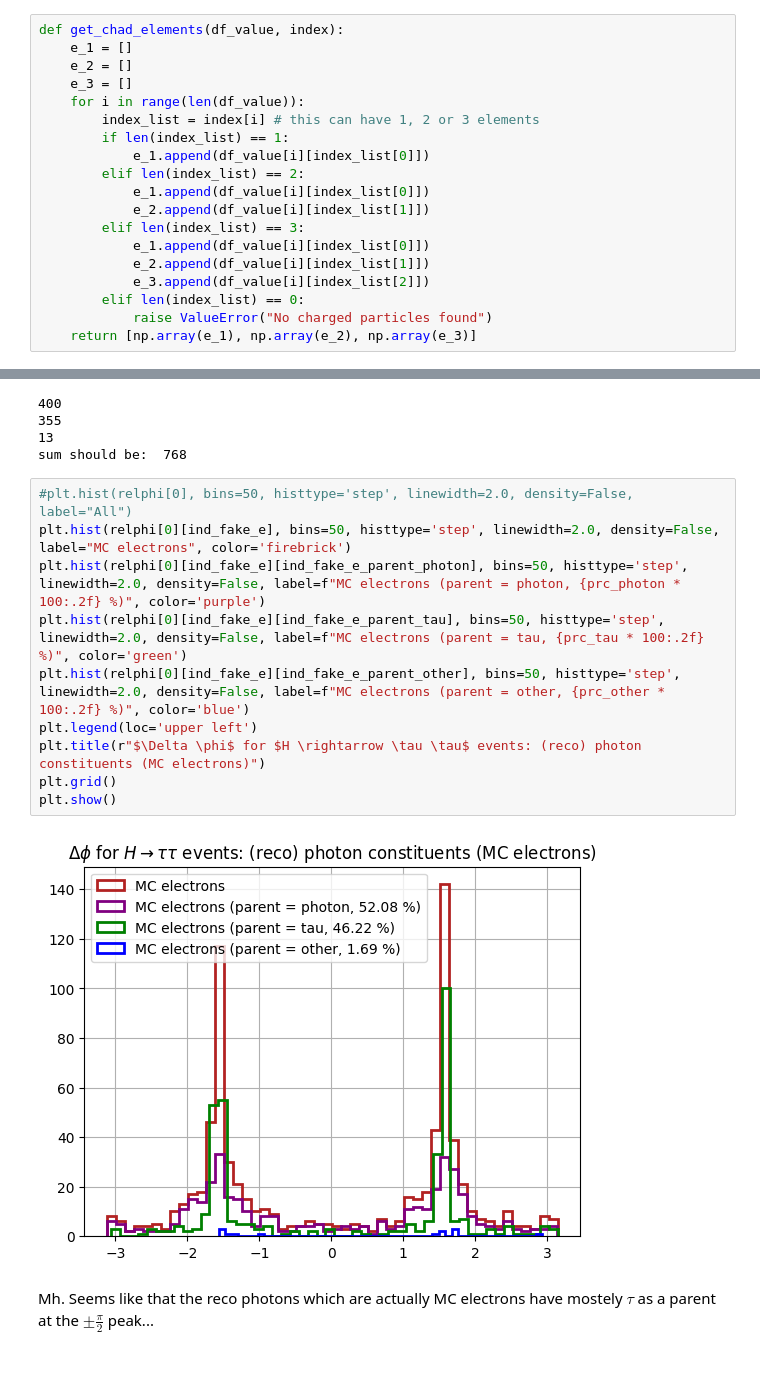
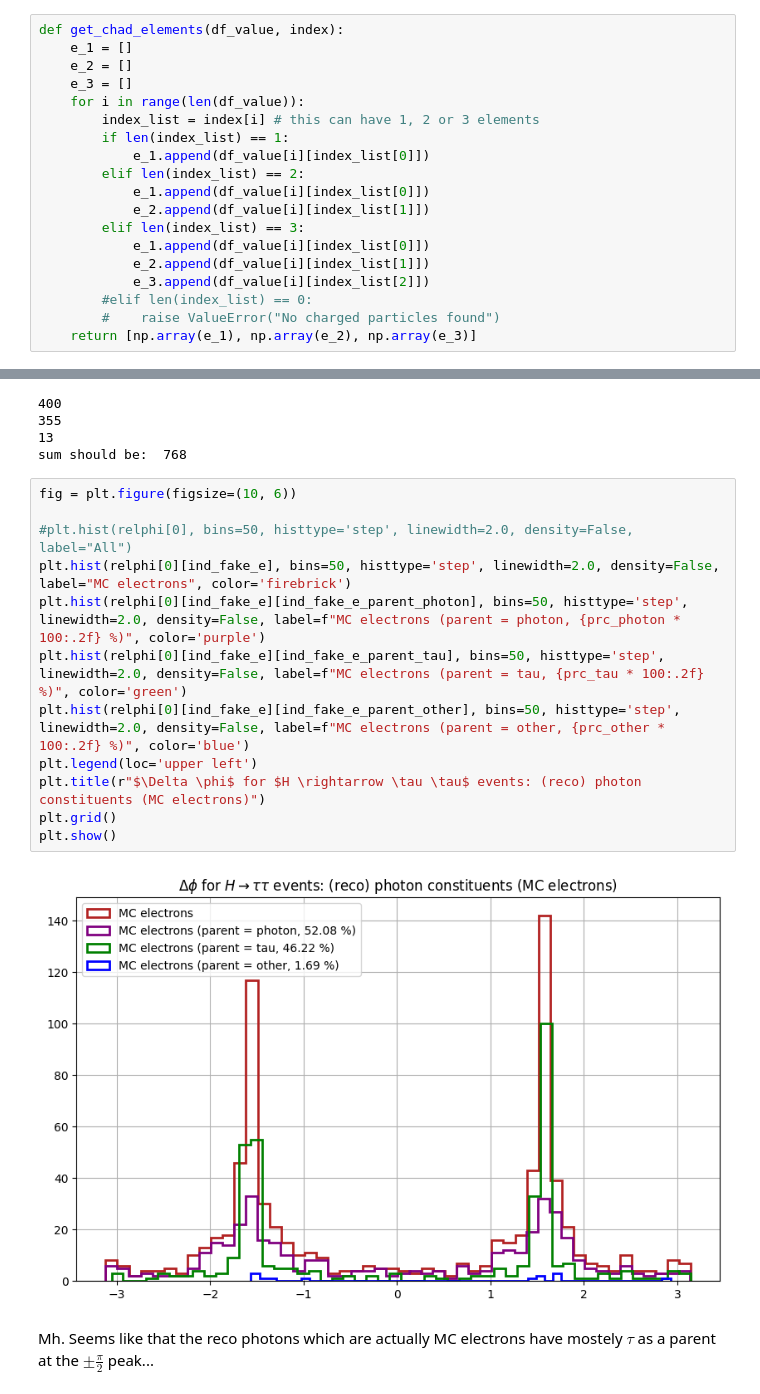
Before and after one commit to saracreates/TaggingResults, a Jupyter notebook: debug_relphi_tau.ipynb, the cells around one changed output, grey strips where cells are left out. Cells and saved outputs as stored; diff of their text form; blank space fills up the shorter version.

```diff
--- a/debug_relphi_tau.ipynb
+++ b/debug_relphi_tau.ipynb
@@ -166,8 +168,8 @@ def get_chad_elements(df_value, index):
             e_1.append(df_value[i][index_list[0]])
             e_2.append(df_value[i][index_list[1]])
             e_3.append(df_value[i][index_list[2]])
-        elif len(index_list) == 0:
-            raise ValueError("No charged particles found")
+        #elif len(index_list) == 0:
+        #    raise ValueError("No charged particles found")
     return [np.array(e_1), np.array(e_2), np.array(e_3)]
 # %%
 index = get_value_highest_energy_particle(process=data, ptype="photon", k=3)
@@ -280,17 +282,19 @@ prc_other = ind_fake_e_parent_other[0].shape[0] / len(ind_fake_e[0])
 13
 sum should be:  768
 # %%
+fig = plt.figure(figsize=(10, 6))
+
 #plt.hist(relphi[0], bins=50, histtype='step', linewidth=2.0, density=False, label="All")
 plt.hist(relphi[0][ind_fake_e], bins=50, histtype='step', linewidth=2.0, density=False, label="MC electrons", color='firebrick')
 plt.hist(relphi[0][ind_fake_e][ind_fake_e_parent_photon], bins=50, histtype='step', linewidth=2.0, density=False, label=f"MC electrons (parent = photon, {prc_photon * 100:.2f} %)", color='purple')
 plt.hist(relphi[0][ind_fake_e][ind_fake_e_parent_tau], bins=50, histtype='step', linewidth=2.0, density=False, label=f"MC electrons (parent = tau, {prc_tau * 100:.2f} %)", color='green')
 plt.hist(relphi[0][ind_fake_e][ind_fake_e_parent_other], bins=50, histtype='step', linewidth=2.0, density=False, label=f"MC electrons (parent = other, {prc_other * 100:.2f} %)", color='blue')
 plt.legend(loc='upper left')
 plt.title(r"$\Delta \phi$ for $H \rightarrow \tau \tau$ events: (reco) photon constituents (MC electrons)")
 plt.grid()
 plt.show()
 # %% [output]
-[figure, old version]
+[figure, new version]
 # %% [markdown]
 Mh. Seems like that the reco photons which are actually MC electrons have mostely $\tau$ as a parent at the $\pm \frac{\pi}{2} $ peak...
 # %% [markdown]
```
Also changed, not shown: parts of 25 cells of this notebook.
